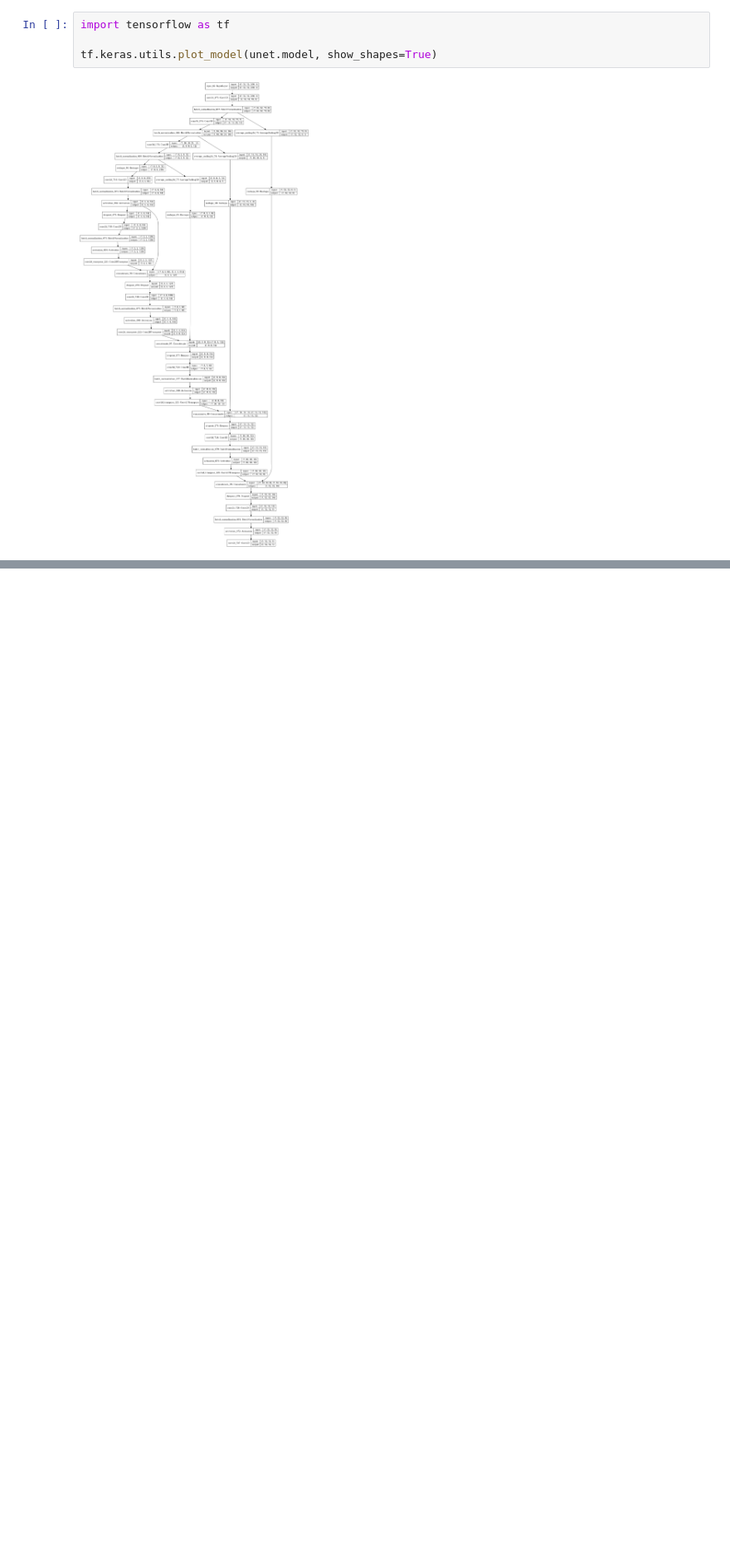
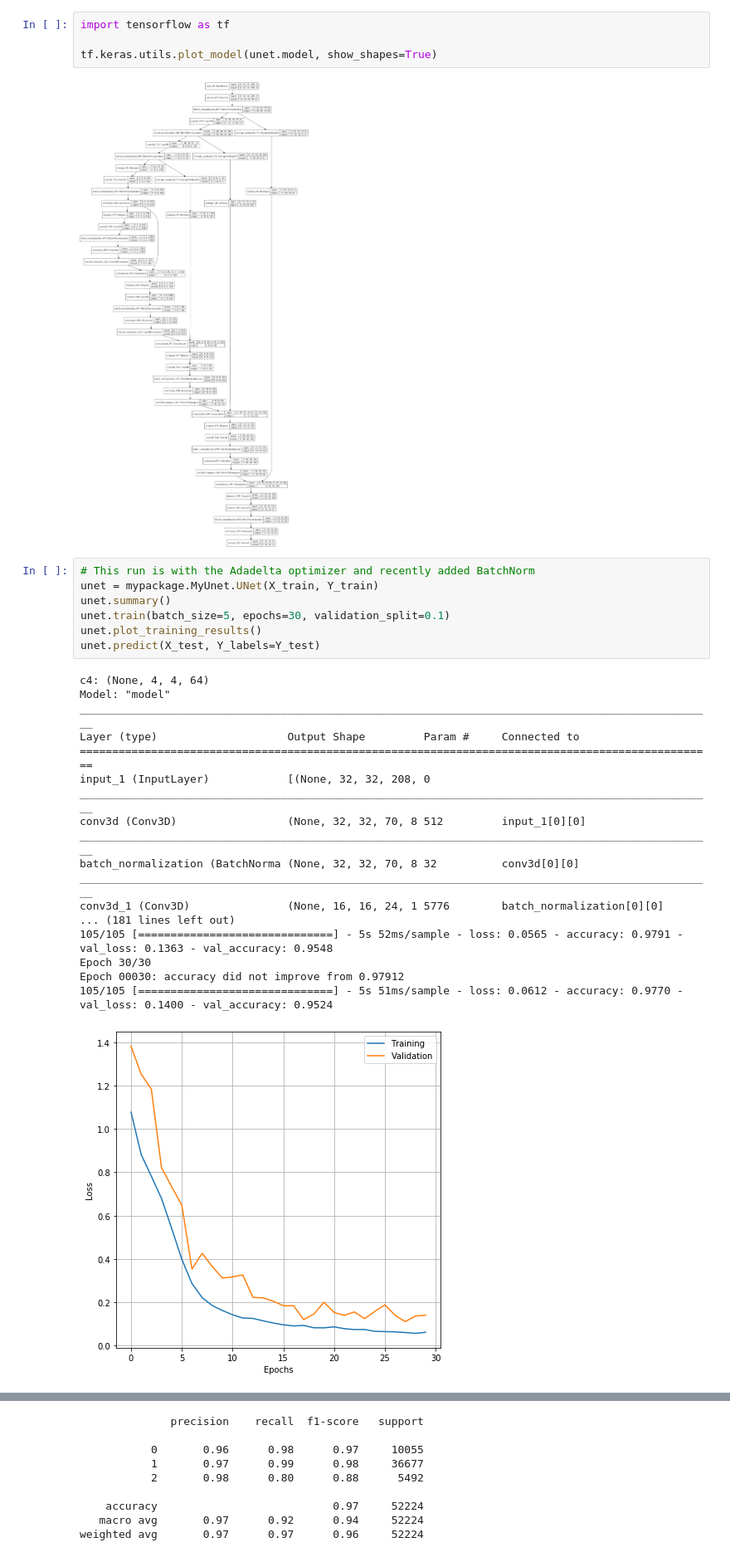
Before and after one commit to thortom/multispectral-chicken, a Jupyter notebook: EvaluateSpectralUNet.ipynb, the cells around one changed output, grey strips where cells are left out. Shown at 83% size. Drawn from its saved outputs; the diff is of its cells as text; blank space fills up the shorter version.

```diff
--- a/EvaluateSpectralUNet.ipynb
+++ b/EvaluateSpectralUNet.ipynb
@@ -415,3 +414,29 @@ import tensorflow as tf
 tf.keras.utils.plot_model(unet.model, show_shapes=True)
 # %% [output]
 [figure]
+# %%
+# This run is with the Adadelta optimizer and recently added BatchNorm
+unet = mypackage.MyUnet.UNet(X_train, Y_train)
+unet.summary()
+unet.train(batch_size=5, epochs=30, validation_split=0.1)
+unet.plot_training_results()
+unet.predict(X_test, Y_labels=Y_test)
+# %% [output]
+c4: (None, 4, 4, 64)
+Model: "model"
+__________________________________________________________________________________________________
+Layer (type)                    Output Shape         Param #     Connected to
+==================================================================================================
+input_1 (InputLayer)            [(None, 32, 32, 208, 0
+__________________________________________________________________________________________________
+conv3d (Conv3D)                 (None, 32, 32, 70, 8 512         input_1[0][0]
+__________________________________________________________________________________________________
+batch_normalization (BatchNorma (None, 32, 32, 70, 8 32          conv3d[0][0]
+__________________________________________________________________________________________________
+conv3d_1 (Conv3D)               (None, 16, 16, 24, 1 5776        batch_normalization[0][0]
+... (181 lines left out)
+105/105 [==============================] - 5s 52ms/sample - loss: 0.0565 - accuracy: 0.9791 - val_loss: 0.1363 - val_accuracy: 0.9548
+Epoch 30/30
+Epoch 00030: accuracy did not improve from 0.97912
+105/105 [==============================] - 5s 51ms/sample - loss: 0.0612 - accuracy: 0.9770 - val_loss: 0.1400 - val_accuracy: 0.9524
+[figure, added]
@@ -417,0 +444,9 @@ tf.keras.utils.plot_model(unet.model, show_shapes=True)
+              precision    recall  f1-score   support
+
+           0       0.96      0.98      0.97     10055
+           1       0.97      0.99      0.98     36677
+           2       0.98      0.80      0.88      5492
+
+    accuracy                           0.97     52224
+   macro avg       0.97      0.92      0.94     52224
+weighted avg       0.97      0.97      0.96     52224
```
Also changed, not shown: parts of 4 cells of this notebook, 2 other files.
